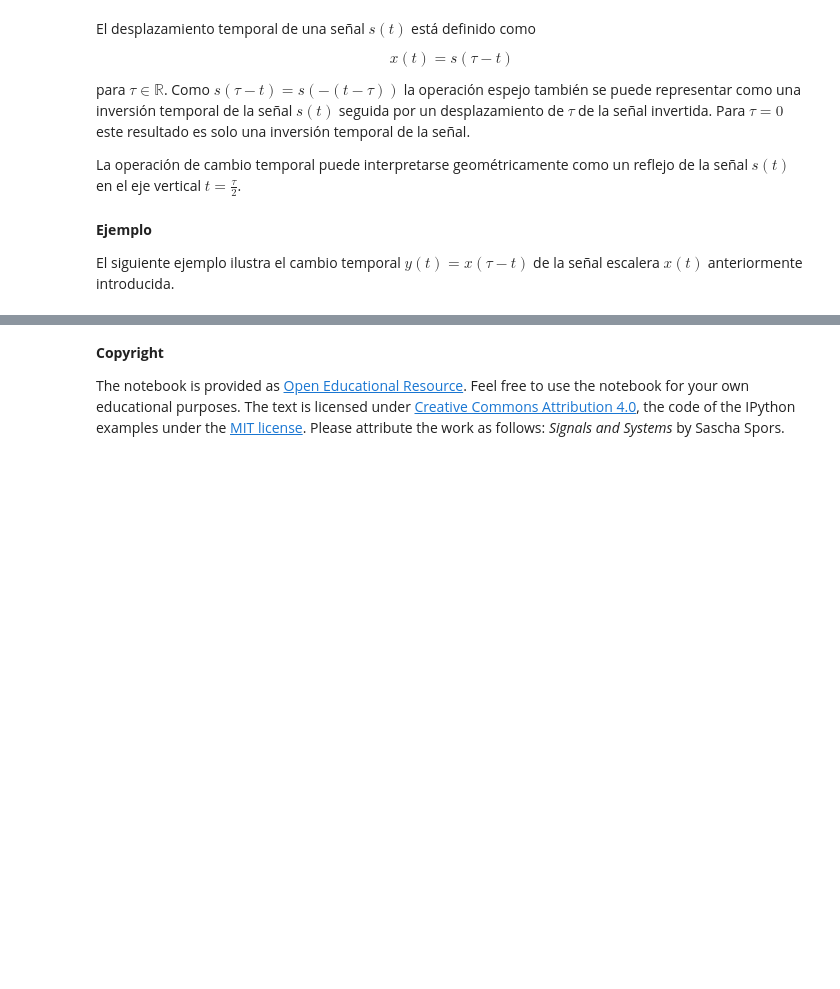
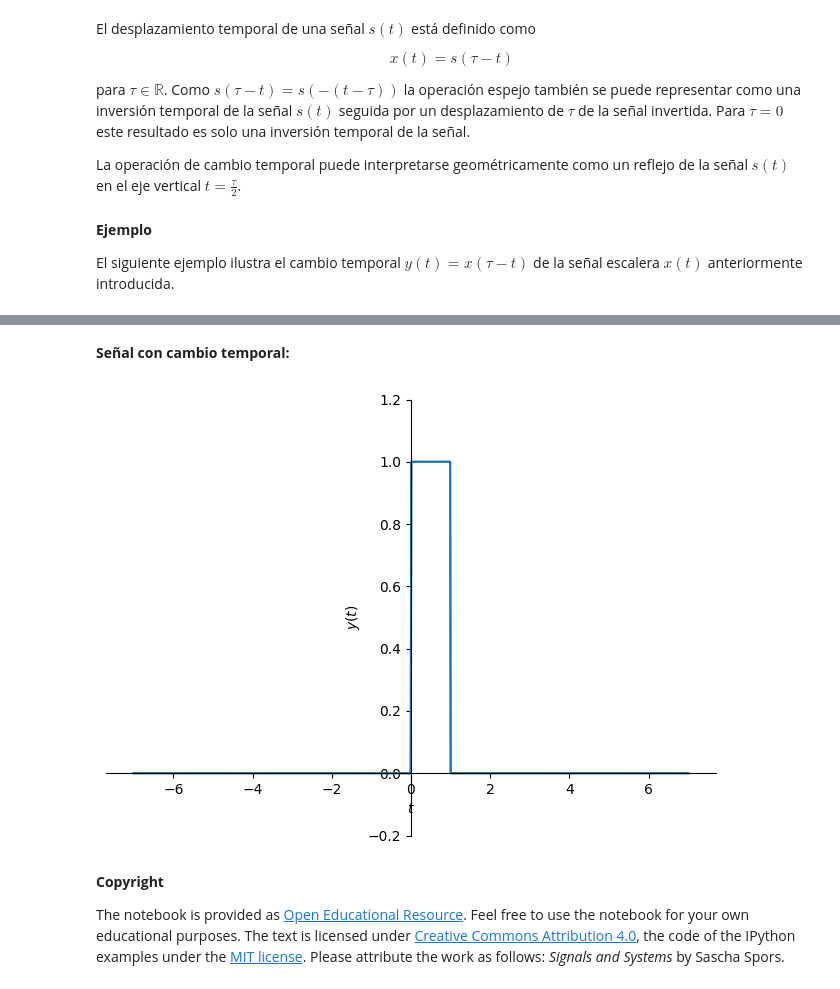
Before and after one commit to juasalazarmo/Signals_and_sistems, a Jupyter notebook: Operaciones_de_señales_continuas.ipynb, the cells around one changed output, grey strips where cells are left out. Cells and saved outputs as stored; diff of their text form; code cells hidden in the pictures; blank space fills up the shorter version.

```diff
--- a/Operaciones_de_señales_continuas.ipynb
+++ b/Operaciones_de_señales_continuas.ipynb
@@ -143,3 +166,32 @@ px.show()
+# %% [markdown]
+**Señal con cambio temporal:**
+# %%
+import sympy as sym
+
+a = sym.symbols('a', real=True)
+t = sym.symbols('t', real=True)
+x = sym.Piecewise((1, (t >= 0) & (t <= 1)), (0, True))  # Definiendo una señal escalera simple
+
+# (i) Inversión temporal
+y_inv = x.subs(t, -t)
+
+# (ii) Desplazamiento temporal
+tau = 1
+y_shifted = y_inv.subs(t, t - tau)
+
+# Gráfica de la señal original
+px = sym.plot(x, (t, -7, 7), ylim=[-0.2, 1.2], ylabel=r'$y(t)$', show=False, line_color='gray')
+
+# Gráfica de la señal invertida y desplazada
+py = sym.plot(y_shifted, (t, -7, 7), ylim=[-0.2, 1.2], ylabel=r'$y(t)$', show=False)
+
+# Extender los gráficos sobre una misma figura
+px.extend(py)
+
+# Mostrar el resultado
+px.show()
+# %% [output]
+[figure, added]
 # %% [markdown]
 **Copyright**
 
```
Also changed, not shown: parts of 10 cells of this notebook.
